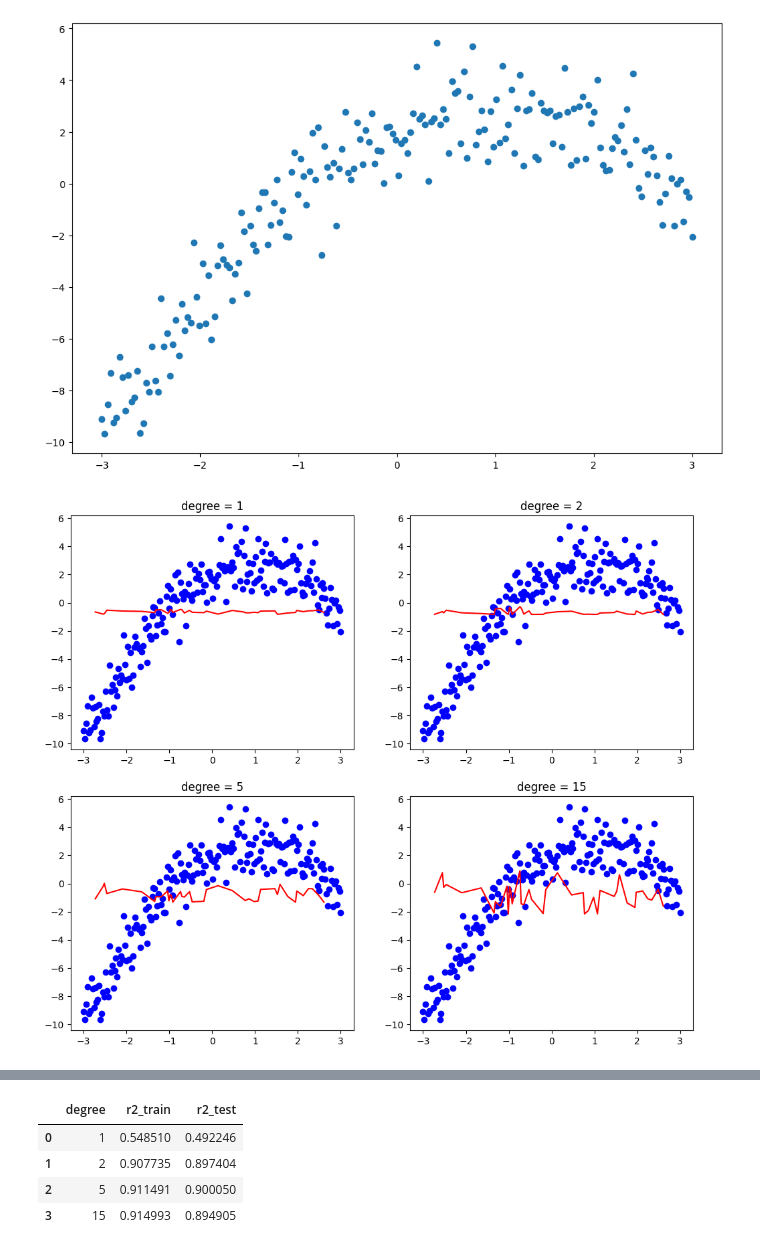
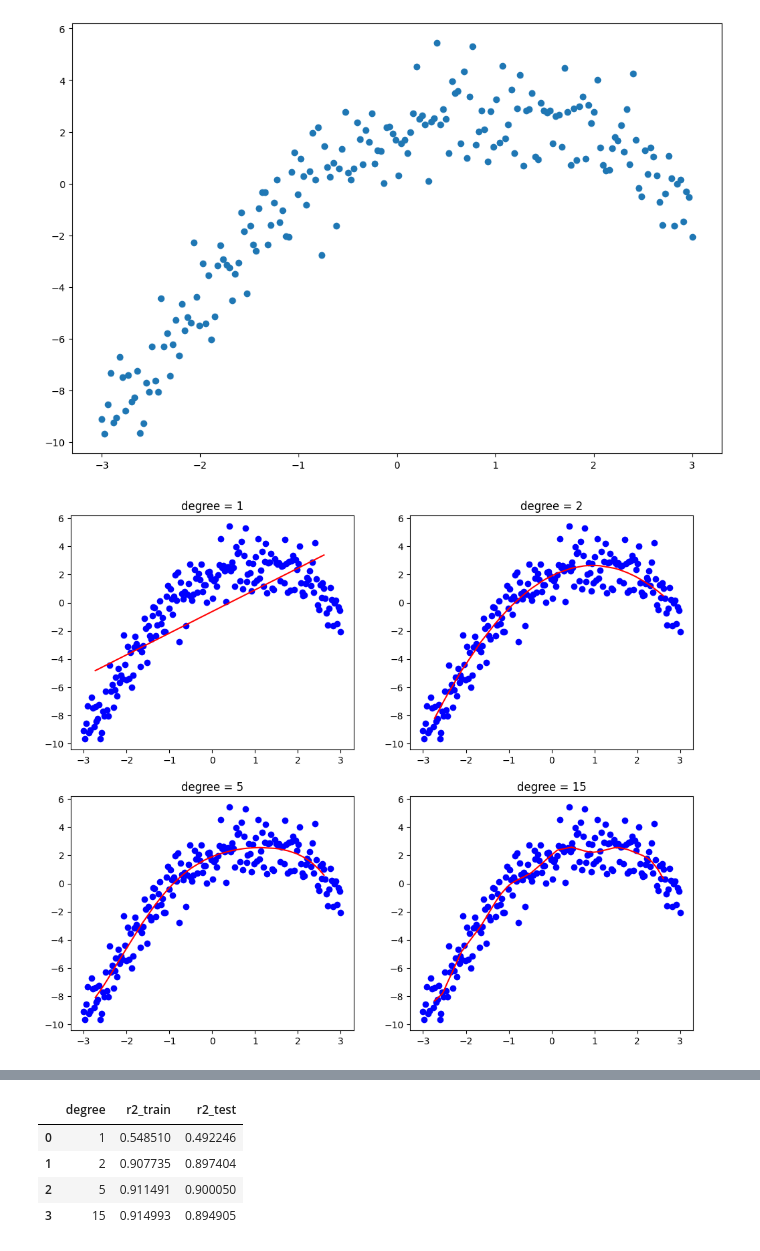
Before and after one commit to dmitriy-shtefan/python-ai, a Jupyter notebook: заняття_7/notebooks/notebook.ipynb, the cells around one changed output, grey strips where cells are left out. Saved outputs shown, nothing was run; the diff lists cells and outputs as text; code cells hidden in the pictures.

```diff
--- a/заняття_7/notebooks/notebook.ipynb
+++ b/заняття_7/notebooks/notebook.ipynb
@@ -38,41 +43,44 @@ from sklearn.model_selection import train_test_split
 X_train, X_test, y_train, y_test = train_test_split(X, y, test_size=0.2, random_state=42)
 # %%
-from sklearn.pipeline import Pipeline
-from sklearn.preprocessing import StandardScaler
-from sklearn.linear_model import LinearRegression
-from sklearn.metrics import r2_score
-
 metrics = []
 
 plt.figure(figsize=(12, 10))
+
+result = []
 
 n = 0
 for d in [1, 2, 5, 15]:
     n += 1
     plt.subplot(2, 2, n)
 
     model = Pipeline(steps=[
         ("poly", PolynomialFeatures(d, include_bias=False)),
         ("scaler", StandardScaler()),
         ("regressor", LinearRegression())
     ])
 
     model.fit(X_train, y_train)
-
     y_pred_train = model.predict(X_train)
     y_pred_test = model.predict(X_test)
 
     plt.scatter(x, y, color='blue')
     indx_sort = np.argsort(X_test[:, 0])
-    plt.plot(X_test[indx_sort], y_pred_test, color='red')
+    plt.plot(X_test[indx_sort], y_pred_test[indx_sort], color='red')
+
+    result.append({
+        "index": indx_sort,
+        "X_test": X_test[indx_sort],
+        "y_pred_test": y_pred_test[indx_sort]
+    })
+
     plt.title("degree = " + str(d))
 
     metrics.append({
         "degree": d,
         "r2_train": r2_score(y_train, y_pred_train),
         "r2_test": r2_score(y_test, y_pred_test)
     })
 
 plt.show()
 # %% [output]
-[figure, old version]
+[figure, new version]
```
Also changed, not shown: parts of 9 cells of this notebook.
